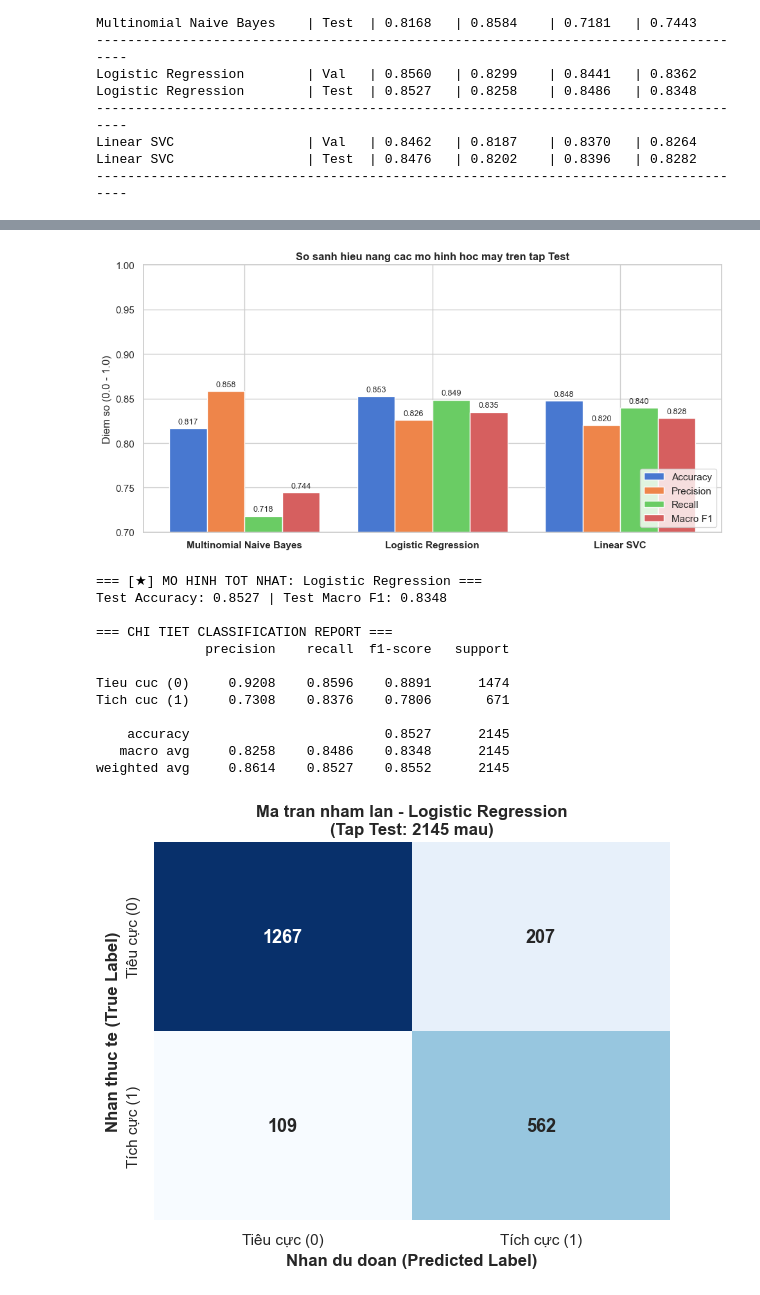
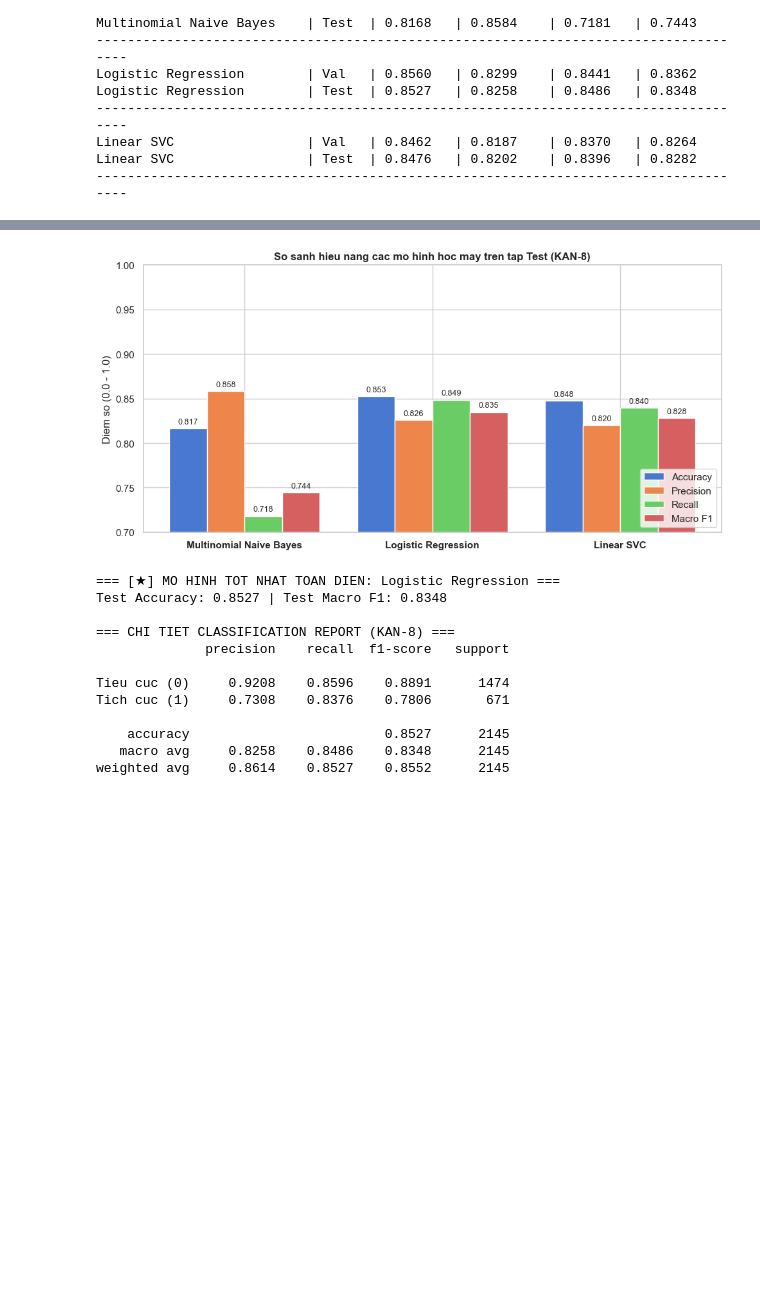
Before and after one commit to sonle-dev/NLP-Mobile-App-Sentiment-Analysis, a Jupyter notebook: du_an_hoc_may_nhom_12.ipynb, the cells around one changed output, grey strips where cells are left out. Saved outputs shown, nothing was run; the diff lists cells and outputs as text; code cells hidden in the pictures; blank space fills up the shorter version.

```diff
--- a/du_an_hoc_may_nhom_12.ipynb
+++ b/du_an_hoc_may_nhom_12.ipynb
@@ -498,58 +495,43 @@ Truc quan hoa giup chung ta quan sat truc tiep su chenh lech giua cac mo hinh va
 # %%
-# 1. Bieu do cot so sanh 4 chi so tren tap Test
+# 1. Bieu do cot so sanh 4 chi so tren tap Test (KAN-8)
 fig, ax = plt.subplots(figsize=(10, 5))
 metrics = ['Test_Accuracy', 'Test_Precision', 'Test_Recall', 'Test_Macro_F1']
 labels = ['Accuracy', 'Precision', 'Recall', 'Macro F1']
 x = np.arange(len(df_results))
 width = 0.2
 
 for i, (m, label) in enumerate(zip(metrics, labels)):
     bars = ax.bar(x + i * width, df_results[m], width, label=label)
     for b in bars:
         h = b.get_height()
         ax.annotate(f'{h:.3f}', xy=(b.get_x() + b.get_width() / 2, h),
                     xytext=(0, 3), textcoords="offset points", ha='center', va='bottom', fontsize=9)
 
-ax.set_title('So sanh hieu nang cac mo hinh hoc may tren tap Test', fontsize=12, fontweight='bold')
+ax.set_title('So sanh hieu nang cac mo hinh hoc may tren tap Test (KAN-8)', fontsize=12, fontweight='bold')
 ax.set_xticks(x + width * 1.5)
 ax.set_xticklabels(df_results['Mo hinh'], fontweight='bold')
 ax.set_ylabel('Diem so (0.0 - 1.0)')
 ax.set_ylim(0.7, 1.0)
 ax.legend(loc='lower right')
 plt.tight_layout()
 plt.show()
 
-# 2. Xac dinh mo hinh xuat sac nhat
+# 2. Xac dinh mo hinh xuat sac nhat va in chi tiet danh gia
 best_row = df_results.loc[df_results['Test_Macro_F1'].idxmax()]
 best_name = best_row['Mo hinh']
 best_model = trained_models[best_name]
 y_test_pred = best_row['y_test_pred']
 
-print(f"=== [★] MO HINH TOT NHAT: {best_name} ===")
+print(f"=== [★] MO HINH TOT NHAT TOAN DIEN: {best_name} ===")
 print(f"Test Accuracy: {best_row['Test_Accuracy']:.4f} | Test Macro F1: {best_row['Test_Macro_F1']:.4f}\n")
-print("=== CHI TIET CLASSIFICATION REPORT ===")
+print("=== CHI TIET CLASSIFICATION REPORT (KAN-8) ===")
 print(classification_report(y_test, y_test_pred, target_names=['Tieu cuc (0)', 'Tich cuc (1)'], digits=4))
-
-# 3. Ma tran nham lan (Confusion Matrix)
-cm = confusion_matrix(y_test, y_test_pred)
-plt.figure(figsize=(6, 5))
-sns.heatmap(
-    cm, annot=True, fmt='d', cmap='Blues', cbar=False,
-    xticklabels=['Tiêu cực (0)', 'Tích cực (1)'],
-    yticklabels=['Tiêu cực (0)', 'Tích cực (1)'],
-    annot_kws={'fontsize': 13, 'fontweight': 'bold'}
-)
-plt.title(f'Ma tran nham lan - {best_name}\n(Tap Test: {len(y_test)} mau)', fontsize=12, fontweight='bold')
-plt.xlabel('Nhan du doan (Predicted Label)', fontweight='bold')
-plt.ylabel('Nhan thuc te (True Label)', fontweight='bold')
-plt.tight_layout()
-plt.show()
 # %% [output]
-[figure, old version]
+[figure, new version]
-=== [★] MO HINH TOT NHAT: Logistic Regression ===
+=== [★] MO HINH TOT NHAT TOAN DIEN: Logistic Regression ===
 Test Accuracy: 0.8527 | Test Macro F1: 0.8348
 
-=== CHI TIET CLASSIFICATION REPORT ===
+=== CHI TIET CLASSIFICATION REPORT (KAN-8) ===
               precision    recall  f1-score   support
 
 Tieu cuc (0)     0.9208    0.8596    0.8891      1474
@@ -558,4 +540,3 @@ Tich cuc (1)     0.7308    0.8376    0.7806       671
     accuracy                         0.8527      2145
    macro avg     0.8258    0.8486    0.8348      2145
 weighted avg     0.8614    0.8527    0.8552      2145
-[figure, removed]
```
Also changed, not shown: parts of 10 cells of this notebook, 1 other file.
